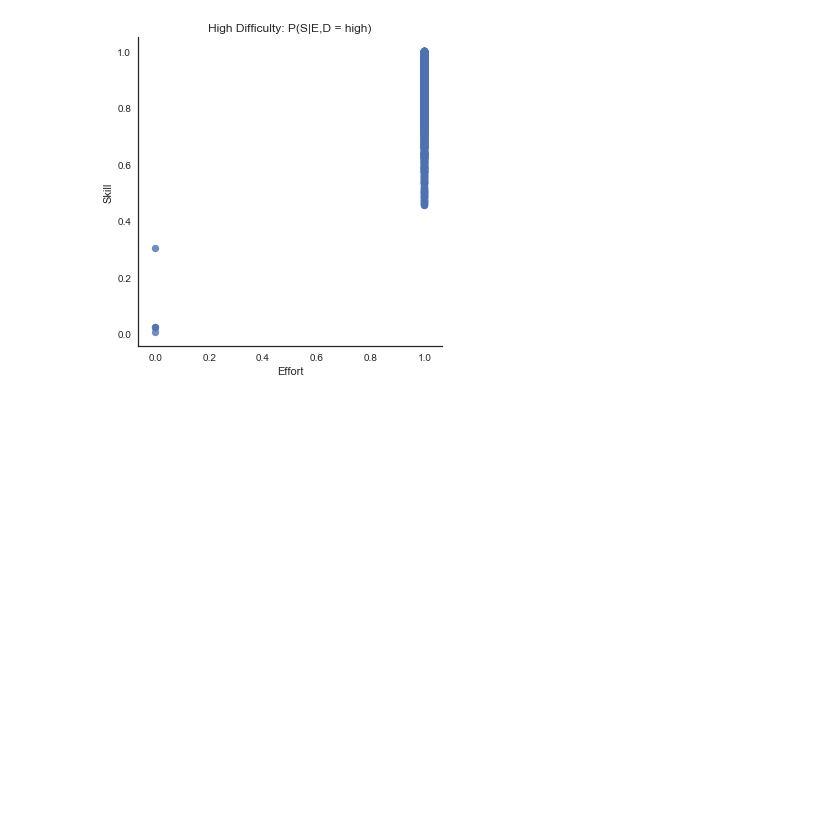
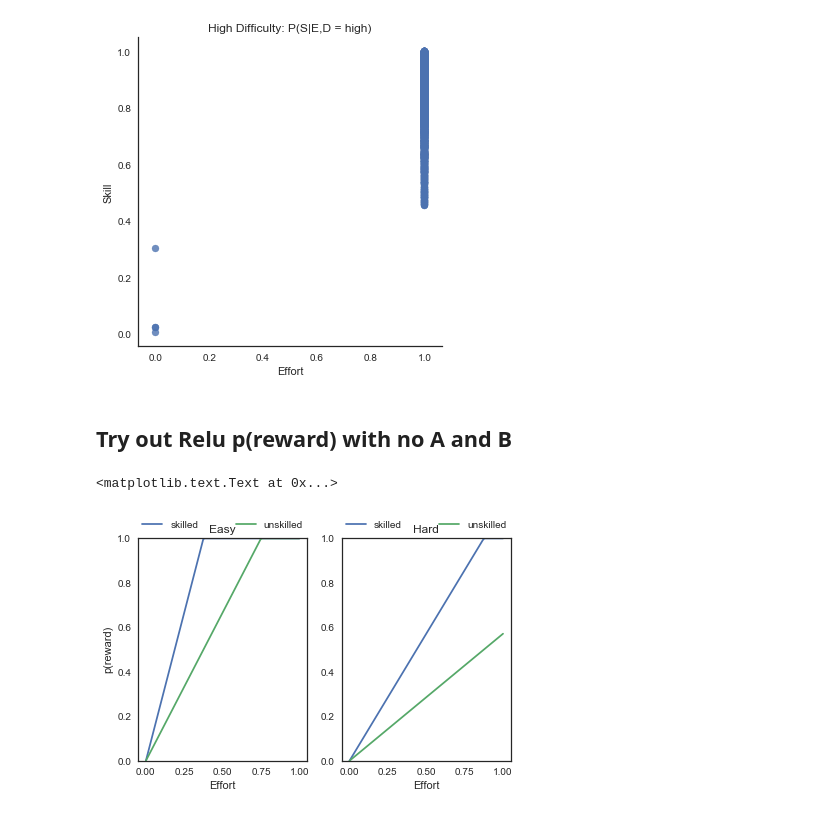
Before and after one commit to jlnrd/Effort, a Jupyter notebook: Inferring_Comp_Exp1.ipynb, the cells around one changed output. Saved outputs shown, nothing was run; the diff lists cells and outputs as text; code cells hidden in the pictures; blank space fills up the shorter version.

Commit message:
tried out relu func for p(reward)

```diff
--- a/Inferring_Comp_Exp1.ipynb
+++ b/Inferring_Comp_Exp1.ipynb
@@ -533,3 +535,5 @@ plt.title('High Difficulty: P(S|E,D = high)')
 plt.show()
 # %% [output]
 [figure]
+# %% [markdown]
+## Try out Relu p(reward) with no A and B
@@ -535,0 +546,29 @@ plt.show()
+# %%
+def prob_reward_relu_plot(e,diff,skill,A,B):
+    return min(1, max(0,e * skill / diff))
+
+es=np.linspace(0,1,100)
+p0 = [prob_reward_relu_plot(e,easy,unskilled, A, B) for e in es]
+p1 = [prob_reward_relu_plot(e,easy,skilled,A, B) for e in es]
+
+plt.subplot(1,2,1)
+plt.plot(es, p1, label = "skilled")
+plt.plot(es,p0, label = "unskilled")
+plt.ylim([0,1])
+plt.legend(bbox_to_anchor=(0., 1.02, 1., .102), loc=3,
+           ncol=2, mode="expand", borderaxespad=0.)
+plt.xlabel('Effort') ; plt.ylabel('p(reward)'); plt.title('Easy')
+
+p0 = [prob_reward_relu_plot(e,hard,unskilled,A, B) for e in es]
+p1 = [prob_reward_relu_plot(e,hard,skilled,A, B) for e in es]
+plt.subplot(1,2,2)
+plt.plot(es, p1, label = "skilled")
+plt.plot(es,p0,label = "unskilled")
+plt.tight_layout()
+plt.ylim([0,1])
+plt.legend(bbox_to_anchor=(0., 1.02, 1., .102), loc=3,
+           ncol=2, mode="expand", borderaxespad=0.)
+plt.xlabel('Effort') ;  plt.title('Hard')
+# %% [output]
+<matplotlib.text.Text at 0x...>
+[figure, added]
```
Also changed, not shown: parts of 11 cells of this notebook.
